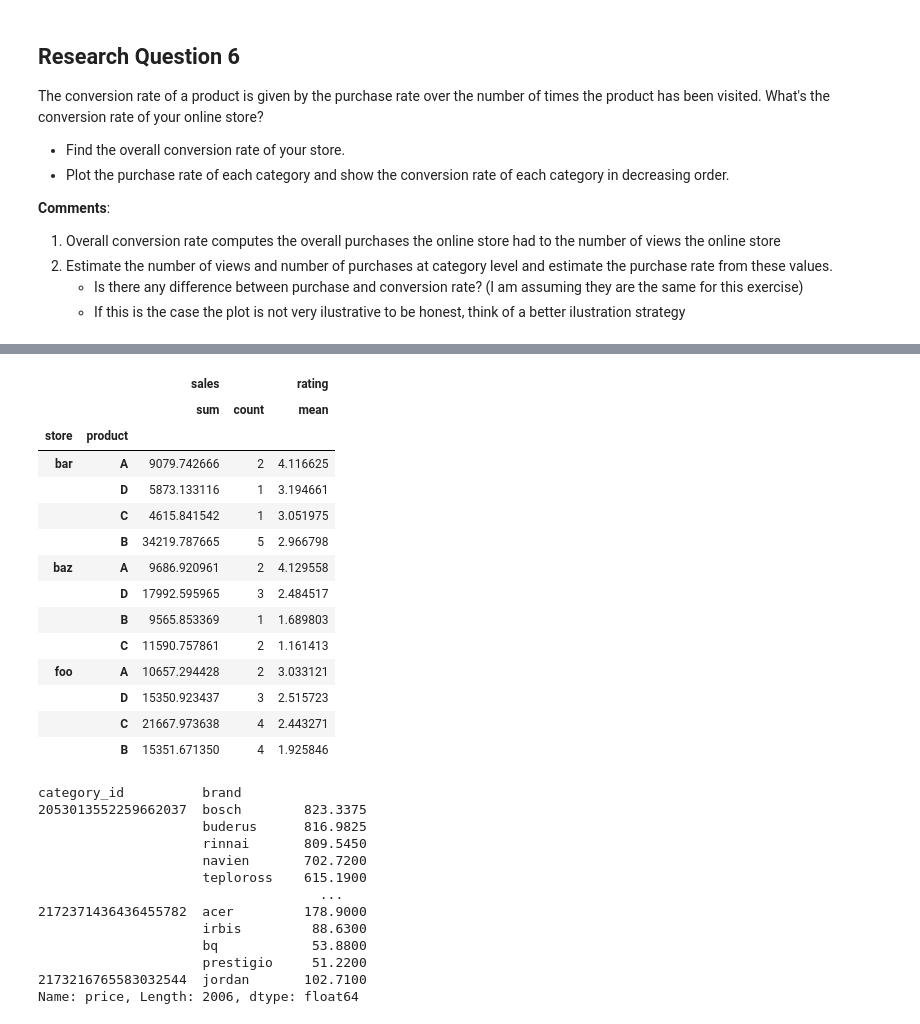
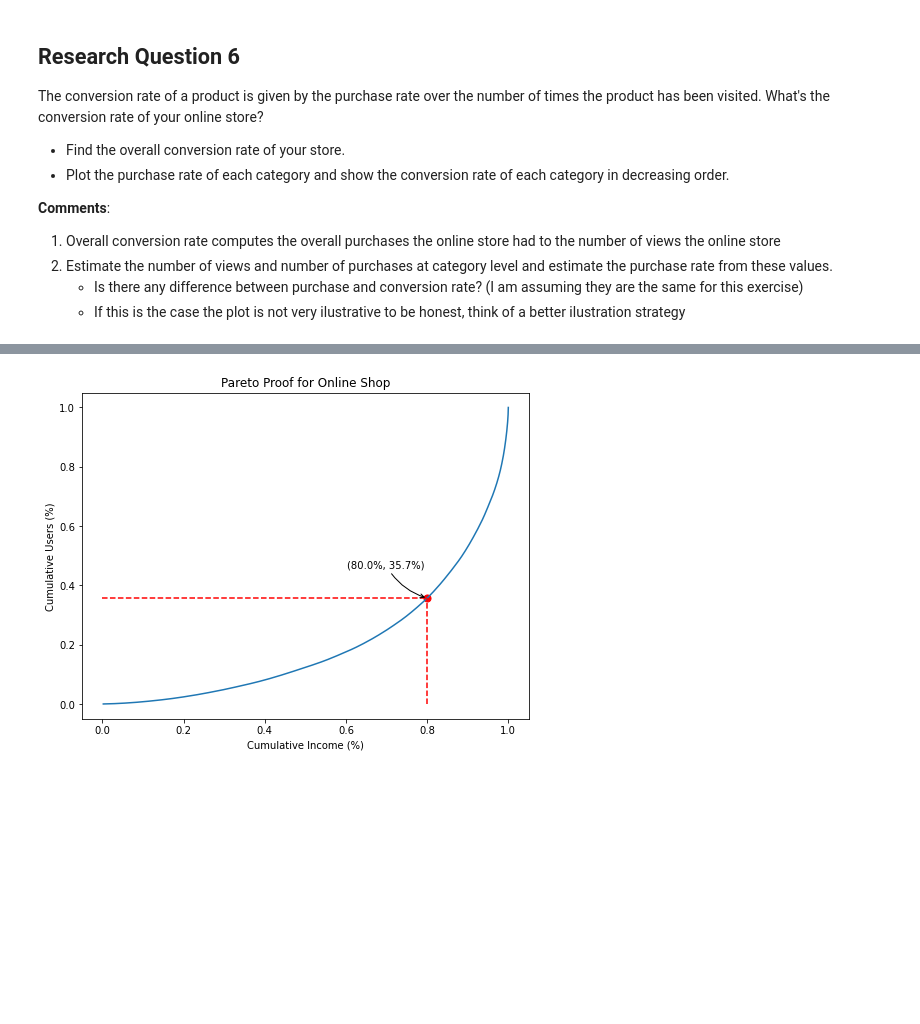
Before and after one commit to ADM-Homework-2/Homework_2, a Jupyter notebook: Main.ipynb, the cells around one changed output, grey strips where cells are left out. Saved outputs shown, nothing was run; the diff lists cells and outputs as text; code cells hidden in the pictures; blank space fills up the shorter version.

Commit message:
Finish pareto exercise and review question 3 since one of the assumptions we had taken was erroneous

```diff
--- a/Main.ipynb
+++ b/Main.ipynb
@@ -276,35 +220,4 @@ g = dfg.groupby(level=0, group_keys=False).apply(
-# %%
-g
-# %% [output]
-|  |  | sales |  | rating |
-|  |  | sum | count | mean |
-| store | product |  |  |  |
-| bar | A | 9079.742666 | 2 | 4.116625 |
-|  | D | 5873.133116 | 1 | 3.194661 |
-|  | C | 4615.841542 | 1 | 3.051975 |
-|  | B | 34219.787665 | 5 | 2.966798 |
-| baz | A | 9686.920961 | 2 | 4.129558 |
-|  | D | 17992.595965 | 3 | 2.484517 |
-|  | B | 9565.853369 | 1 | 1.689803 |
-|  | C | 11590.757861 | 2 | 1.161413 |
-| foo | A | 10657.294428 | 2 | 3.033121 |
-|  | D | 15350.923437 | 3 | 2.515723 |
-|  | C | 21667.973638 | 4 | 2.443271 |
-|  | B | 15351.671350 | 4 | 1.925846 |
-# %%
-test.groupby(level=0, group_keys=False).apply(
-      lambda x: x.sort_values(ascending=False))
-# %% [output]
-category_id          brand
-2053013552259662037  bosch        823.3375
-                     buderus      816.9825
-                     rinnai       809.5450
-                     navien       702.7200
-                     teploross    615.1900
-                                    ...
-2172371436436455782  acer         178.9000
-                     irbis         88.6300
-                     bq            53.8800
-                     prestigio     51.2200
-2173216765583032544  jordan       102.7100
-Name: price, Length: 2006, dtype: float64
+# %%
+funcs.pareto_proof_online_shop(full_data_set, income_threshold=0.8)
+# %% [output]
+[figure, added]
```
Also changed, not shown: parts of 14 cells of this notebook, 1 other file.
